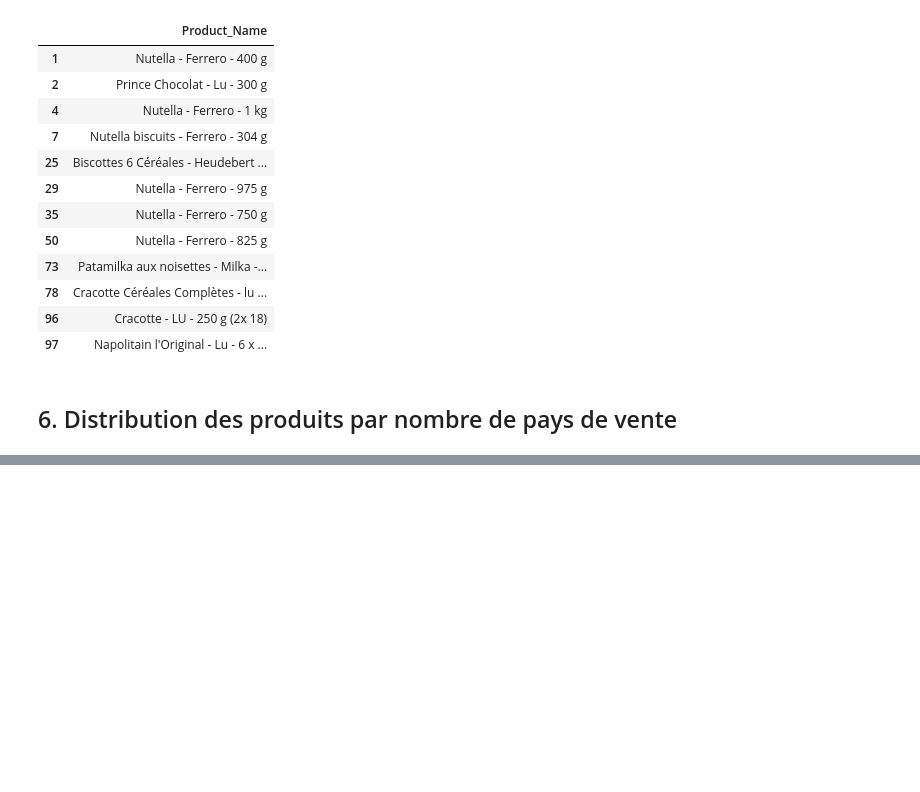
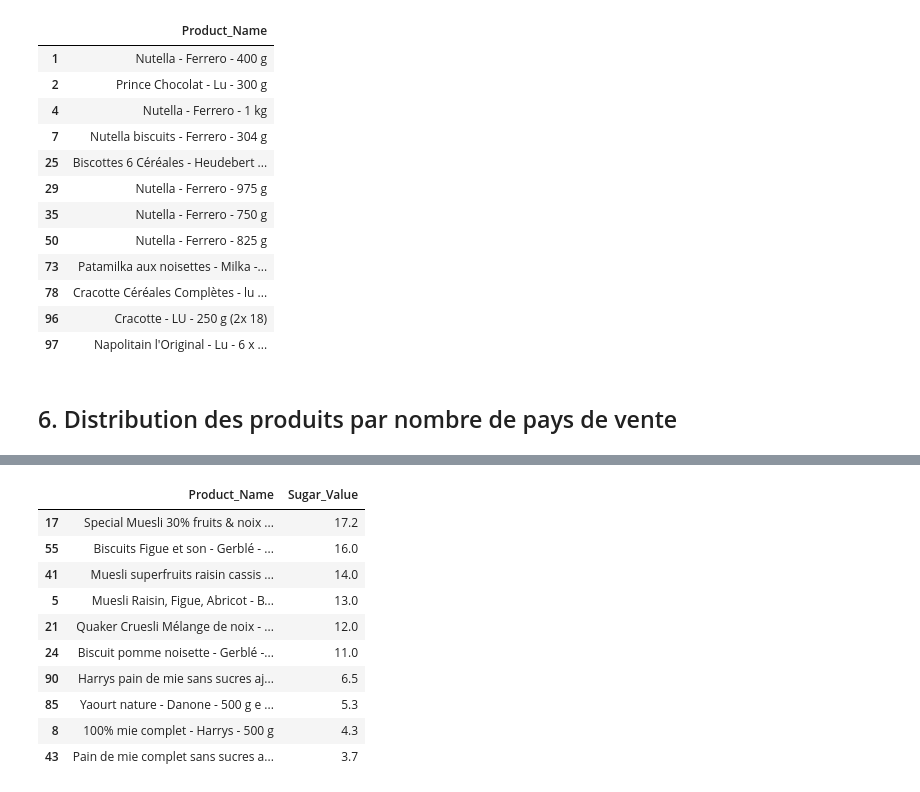
Before and after one commit to DorianKeds/DataAnalyseOFF, a Jupyter notebook: Dorian_KEDDAR_OFF_Analyse.ipynb, the cells around one changed output, grey strips where cells are left out. Saved outputs shown, nothing was run; the diff lists cells and outputs as text; code cells hidden in the pictures; blank space fills up the shorter version.

```diff
--- a/Dorian_KEDDAR_OFF_Analyse.ipynb
+++ b/Dorian_KEDDAR_OFF_Analyse.ipynb
@@ -178,0 +280,15 @@ Name: Product_Name, Length: 86, dtype: int64
+# %%
+nutriA_Su = df[df.Nutri_Score == 'A'].nlargest(10, 'Sugar_Value')
+nutriA_Su.filter(items = ['Product_Name', 'Sugar_Value'])
+# %% [output]
+|  | Product_Name | Sugar_Value |
+| 17 | Special Muesli 30% fruits & noix ... | 17.2 |
+| 55 | Biscuits Figue et son - Gerblé - ... | 16.0 |
+| 41 | Muesli superfruits raisin cassis ... | 14.0 |
+| 5 | Muesli Raisin, Figue, Abricot - B... | 13.0 |
+| 21 | Quaker Cruesli Mélange de noix - ... | 12.0 |
+| 24 | Biscuit pomme noisette - Gerblé -... | 11.0 |
+| 90 | Harrys pain de mie sans sucres aj... | 6.5 |
+| 85 | Yaourt nature - Danone - 500 g e ... | 5.3 |
+| 8 | 100% mie complet - Harrys - 500 g | 4.3 |
+| 43 | Pain de mie complet sans sucres a... | 3.7 |
```
Also changed, not shown: parts of 10 cells of this notebook.
